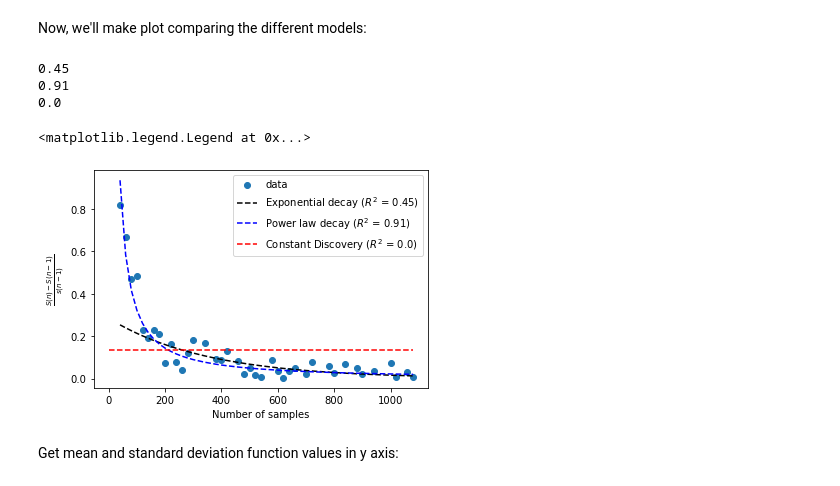
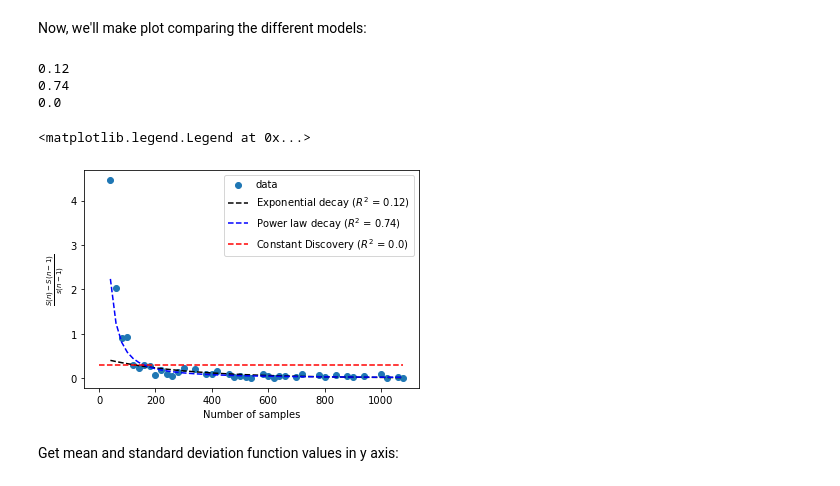
Before and after one commit to Barabasi-Lab/SampleSize, a Jupyter notebook: scripts/general_analysis/compare_models.ipynb, the cells around one changed output. Drawn from its saved outputs; the diff is of its cells as text; code cells hidden in the pictures.

```diff
--- a/scripts/general_analysis/compare_models.ipynb
+++ b/scripts/general_analysis/compare_models.ipynb
@@ -46,0 +50,3 @@ Sn.head()
+# %%
+Sn_min_1 = Sn.shift(1)
+Sn_min_1.head()
@@ -47,9 +61,9 @@ Sn.head()
 # %% [markdown]
 Calculate (Sn - Sn-1) / Sn-1:
 # %%
-Sn_min_1 = Sn.diff()
-#func = (Sn - Sn_min_1) / Sn_min_1
-func = Sn_min_1 / Sn
+#Sn_Snlag_diff = Sn.diff()
+#func = Sn_Snlag_diff / Sn
+func = (Sn - Sn_min_1) / Sn_min_1
 func.head()
 # %% [output]
 |  | num_edges |
@@ -62,7 +76,7 @@ func.head()
 # %% [markdown]
 Define the size (x axis) and the number of edges (y axis):
 # %%
-sizes = func[func['num_edges'] > 0].index
+sizes = func[func[y_column] > 0].index
 sizes
 # %% [output]
 Int64Index([  40,   60,   80,  100,  120,  140,  160,  180,  200,  220,  240,
@@ -71,7 +85,7 @@ Int64Index([  40,   60,   80,  100,  120,  140,  160,  180,  200,  220,  240,
              880,  900,  940, 1000, 1020, 1060, 1080],
            dtype='int64', name='size')
 # %%
-num_edges = func[func['num_edges'] > 0]['num_edges']
+num_edges = func[func[y_column] > 0][y_column]
 num_edges.head()
 # %% [output]
 size
@@ -169,37 +183,37 @@ plt.plot(
 )
 
 # Plot the power law decay model
 plt.plot(
     sizes,
     num_edges_power_law,
     'b--',
     label = f'Power law decay ($R^2$ = {str(r2_power_law)})'
 )
 
 # Plot a line (using mean(y)) representing constant discovery model
 constant_discovery_value = np.mean(num_edges)
 constant_discovery_values = [constant_discovery_value] * len(num_edges)
-r2_constant_discovery = r2_score(num_edges, constant_discovery_values)
+r2_constant_discovery = round(r2_score(num_edges, constant_discovery_values), 2)
 print(r2_constant_discovery)
 plt.hlines(
     xmin = 0,
     xmax = 1080,
     y = constant_discovery_value,
     ls = '--',
     color = 'r',
     label = f'Constant Discovery ($R^2$ = {str(r2_constant_discovery)})'
 )
 
 # Plot axis info and legend
 plt.xlabel('Number of samples')
 plt.ylabel(r'$\frac{S(n)-S(n-1)}{s(n-1)}$')
 plt.legend()
 # %% [output]
-0.45
-0.91
+0.12
+0.74
 0.0
 <matplotlib.legend.Legend at 0x...>
-[figure, old version]
+[figure, new version]
 # %% [markdown]
 Get mean and standard deviation function values in y axis:
 # %%
```
Also changed, not shown: parts of 10 cells of this notebook.
